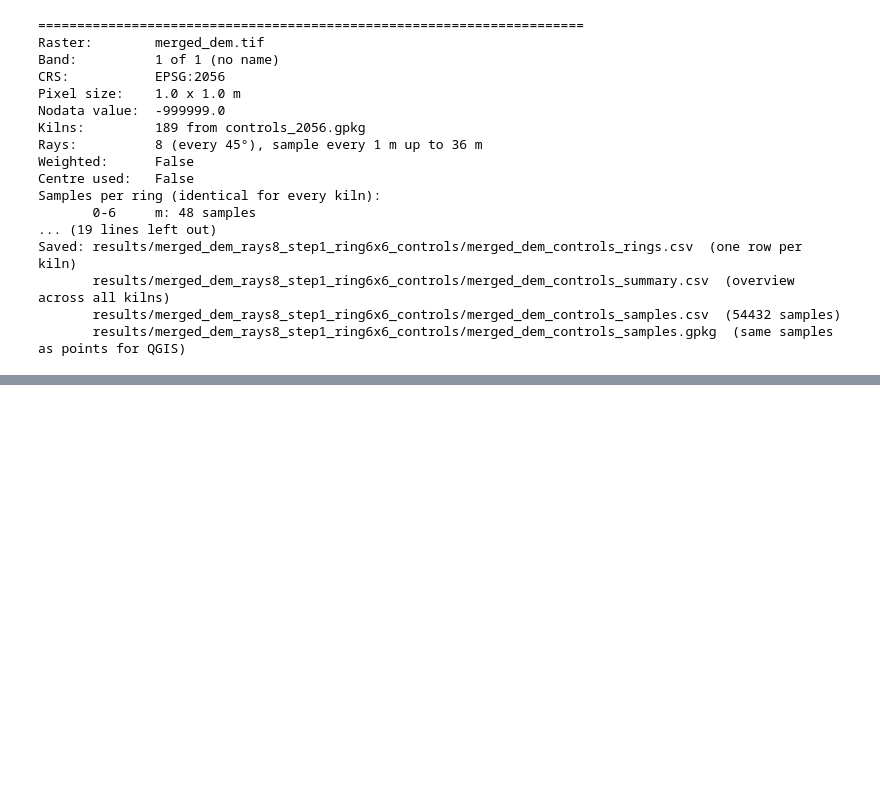
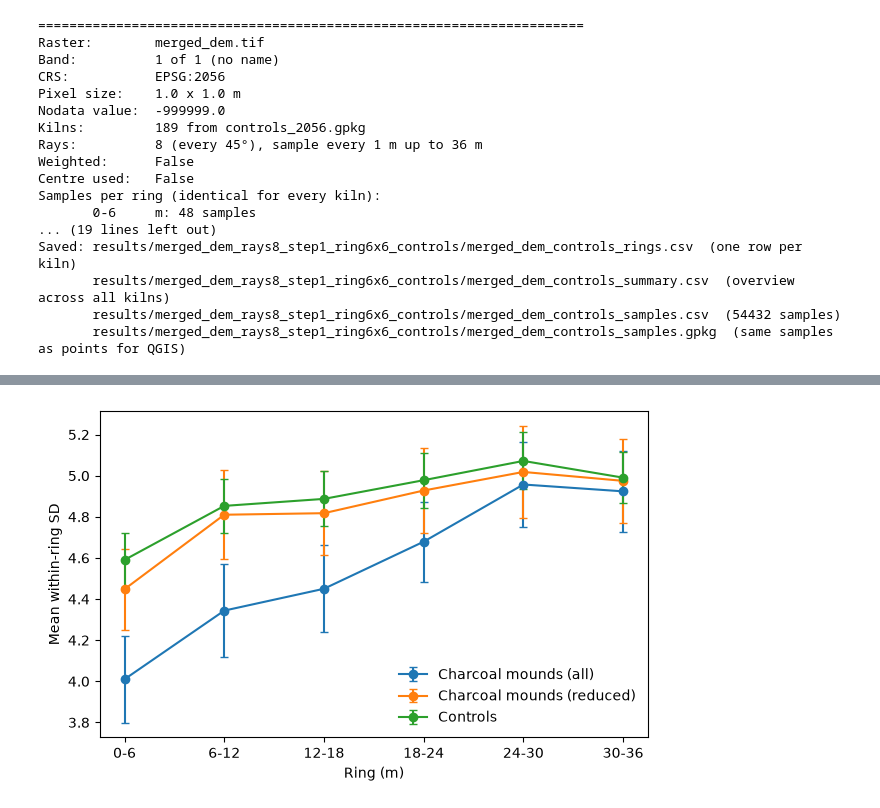
Before and after one commit to fabianott/GEO-715-Project, a Jupyter notebook: new testfolder/experimentation.ipynb, the cells around one changed output, grey strips where cells are left out. Cells and saved outputs as stored; diff of their text form; code cells hidden in the pictures; blank space fills up the shorter version.

```diff
--- a/new testfolder/experimentation.ipynb
+++ b/new testfolder/experimentation.ipynb
@@ -234,0 +389,16 @@ Saved: results/merged_dem_rays8_step1_ring6x6_controls/merged_dem_controls_rings
+# %%
+runs = {"Charcoal mounds (all)": out_all, "Charcoal mounds (reduced)": out_red, "Controls": out_ctrl}
+
+fig, ax = plt.subplots(figsize=(6.3, 4))
+for label, out in runs.items():
+    sd = ring_sd(out)
+    mean = sd.mean()                       # average SD per ring over all kilns
+    se = sd.std() / np.sqrt(sd.count())    # standard error of that average
+    ax.errorbar(mean.index, mean, yerr=se, marker="o", capsize=3, label=label)
+
+ax.set_xlabel("Ring (m)")
+ax.set_ylabel("Mean within-ring SD")
+ax.legend(frameon=False)
+plt.tight_layout()
+# %% [output]
+[figure, added]
```
Also changed, not shown: parts of 9 cells of this notebook, 19 other files.
